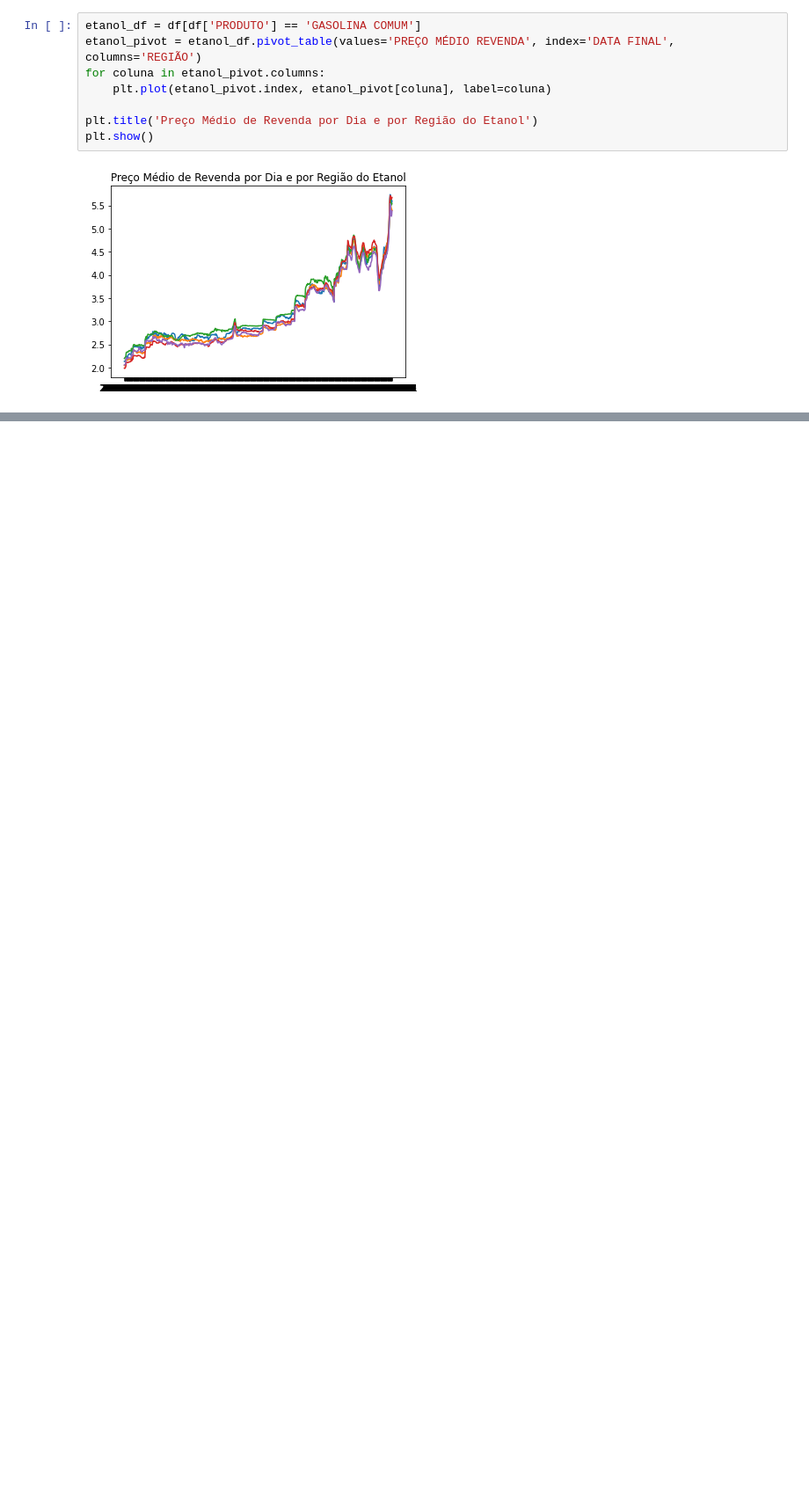
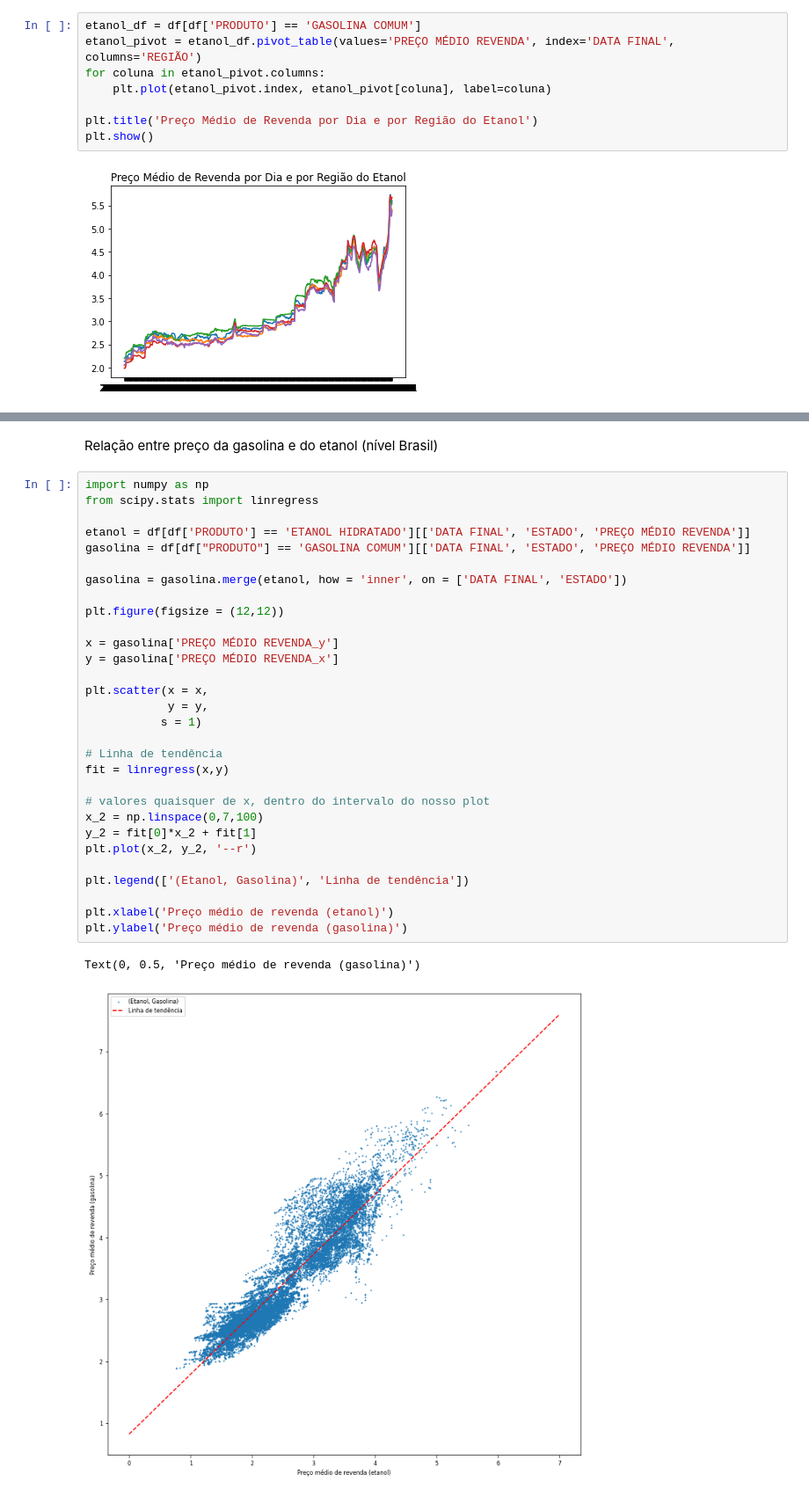
Before and after one commit to MatheusRobles/Santander_Coders_Tecnicas_de_Prog_II, a Jupyter notebook: Ex_Aula_2/Exercicios_Aula2_Estrutura_tecnicas_de_prog_II.ipynb, the cells around one changed output, grey strips where cells are left out. Shown: that part at 88% size. Drawn from its saved outputs; the diff is of its cells as text; blank space fills up the shorter version.

```diff
--- a/Ex_Aula_2/Exercicios_Aula2_Estrutura_tecnicas_de_prog_II.ipynb
+++ b/Ex_Aula_2/Exercicios_Aula2_Estrutura_tecnicas_de_prog_II.ipynb
@@ -78,0 +126,35 @@ plt.show()
+# %% [markdown]
+Relação entre preço da gasolina e do etanol (nível Brasil)
+# %%
+import numpy as np
+from scipy.stats import linregress
+
+etanol = df[df['PRODUTO'] == 'ETANOL HIDRATADO'][['DATA FINAL', 'ESTADO', 'PREÇO MÉDIO REVENDA']]
+gasolina = df[df["PRODUTO"] == 'GASOLINA COMUM'][['DATA FINAL', 'ESTADO', 'PREÇO MÉDIO REVENDA']]
+
+gasolina = gasolina.merge(etanol, how = 'inner', on = ['DATA FINAL', 'ESTADO'])
+
+plt.figure(figsize = (12,12))
+
+x = gasolina['PREÇO MÉDIO REVENDA_y']
+y = gasolina['PREÇO MÉDIO REVENDA_x']
+
+plt.scatter(x = x,
+            y = y,
+           s = 1)
+
+# Linha de tendência
+fit = linregress(x,y)
+
+# valores quaisquer de x, dentro do intervalo do nosso plot
+x_2 = np.linspace(0,7,100)
+y_2 = fit[0]*x_2 + fit[1]
+plt.plot(x_2, y_2, '--r')
+
+plt.legend(['(Etanol, Gasolina)', 'Linha de tendência'])
+
+plt.xlabel('Preço médio de revenda (etanol)')
+plt.ylabel('Preço médio de revenda (gasolina)')
+# %% [output]
+Text(0, 0.5, 'Preço médio de revenda (gasolina)')
+[figure, added]
```
Also changed, not shown: parts of 8 cells of this notebook.
